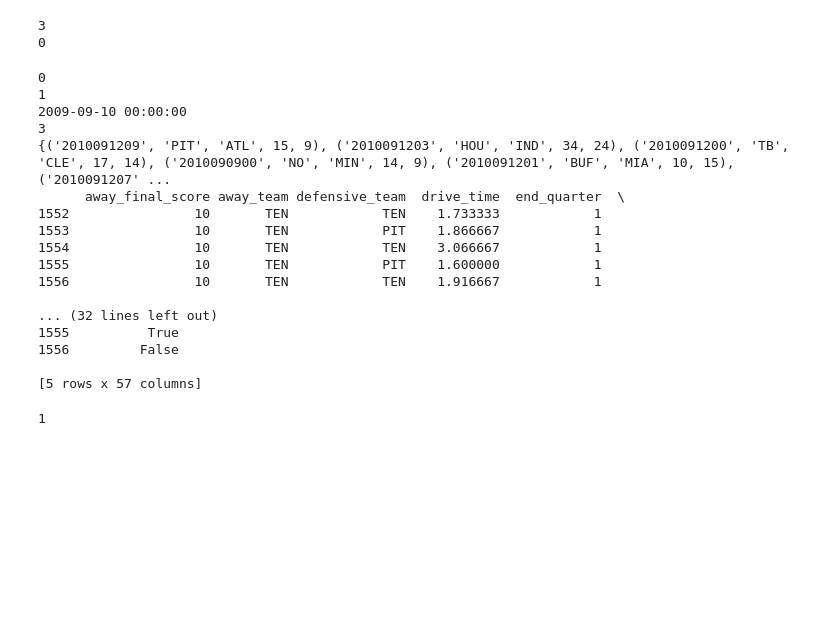
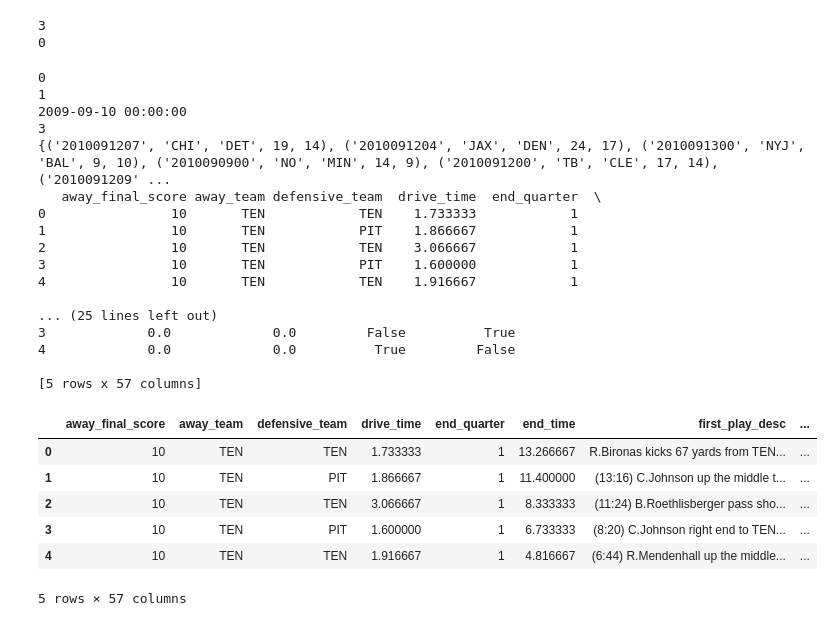
Before and after one commit to brent-lemieux/nfl, a Jupyter notebook: notebooks/model.ipynb, the cells around one changed output. Saved outputs shown, nothing was run; the diff lists cells and outputs as text; code cells hidden in the pictures; blank space fills up the shorter version.

```diff
--- a/notebooks/model.ipynb
+++ b/notebooks/model.ipynb
@@ -72,7 +77,9 @@ def training_features_pipeline(df, games_back=256):
         ddf = get_drive_data(df, current_season, week_start, games_back)
         print(slate)
         print(ddf.head())
-        break
+        return ddf
+#         week_start += timedelta(days=7)
+#         week_end += timedelta(days=7)
 
 
 def get_train_slate(df, week_start, week_end):
@@ -147,26 +154,32 @@ def get_week_start(game_date):
         td = 7 + weekday - 3
     return game_date - timedelta(days=td)
 # %%
-training_features_pipeline(df, games_back=256)
+ddf = training_features_pipeline(df, games_back=256)
 # %% [output]
 0
 1
 2009-09-10 00:00:00
 3
-{('2010091209', 'PIT', 'ATL', 15, 9), ('2010091203', 'HOU', 'IND', 34, 24), ('2010091200', 'TB', 'CLE', 17, 14), ('2010090900', 'NO', 'MIN', 14, 9), ('2010091201', 'BUF', 'MIA', 10, 15), ('2010091207' ...
-      away_final_score away_team defensive_team  drive_time  end_quarter  \
-1552                10       TEN            TEN    1.733333            1
-1553                10       TEN            PIT    1.866667            1
-1554                10       TEN            TEN    3.066667            1
-1555                10       TEN            PIT    1.600000            1
-1556                10       TEN            TEN    1.916667            1
+{('2010091207', 'CHI', 'DET', 19, 14), ('2010091204', 'JAX', 'DEN', 24, 17), ('2010091300', 'NYJ', 'BAL', 9, 10), ('2010090900', 'NO', 'MIN', 14, 9), ('2010091200', 'TB', 'CLE', 17, 14), ('2010091209' ...
+   away_final_score away_team defensive_team  drive_time  end_quarter  \
+0                10       TEN            TEN    1.733333            1
+1                10       TEN            PIT    1.866667            1
+2                10       TEN            TEN    3.066667            1
+3                10       TEN            PIT    1.600000            1
+4                10       TEN            TEN    1.916667            1
 
-... (32 lines left out)
-1555          True
-1556         False
+... (25 lines left out)
+3             0.0             0.0         False          True
+4             0.0             0.0          True         False
 
 [5 rows x 57 columns]
-# %%
-df['game_in_season'].min()
-# %% [output]
-1
+# %%
+ddf.head()
+# %% [output]
+|  | away_final_score | away_team | defensive_team | drive_time | end_quarter | end_time | first_play_desc | ... |
+| 0 | 10 | TEN | TEN | 1.733333 | 1 | 13.266667 | R.Bironas kicks 67 yards from TEN... | ... |
+| 1 | 10 | TEN | PIT | 1.866667 | 1 | 11.400000 | (13:16) C.Johnson up the middle t... | ... |
+| 2 | 10 | TEN | TEN | 3.066667 | 1 | 8.333333 | (11:24) B.Roethlisberger pass sho... | ... |
+| 3 | 10 | TEN | PIT | 1.600000 | 1 | 6.733333 | (8:20) C.Johnson right end to TEN... | ... |
+| 4 | 10 | TEN | TEN | 1.916667 | 1 | 4.816667 | (6:44) R.Mendenhall up the middle... | ... |
+5 rows × 57 columns
```
Also changed, not shown: parts of 20 cells of this notebook.
